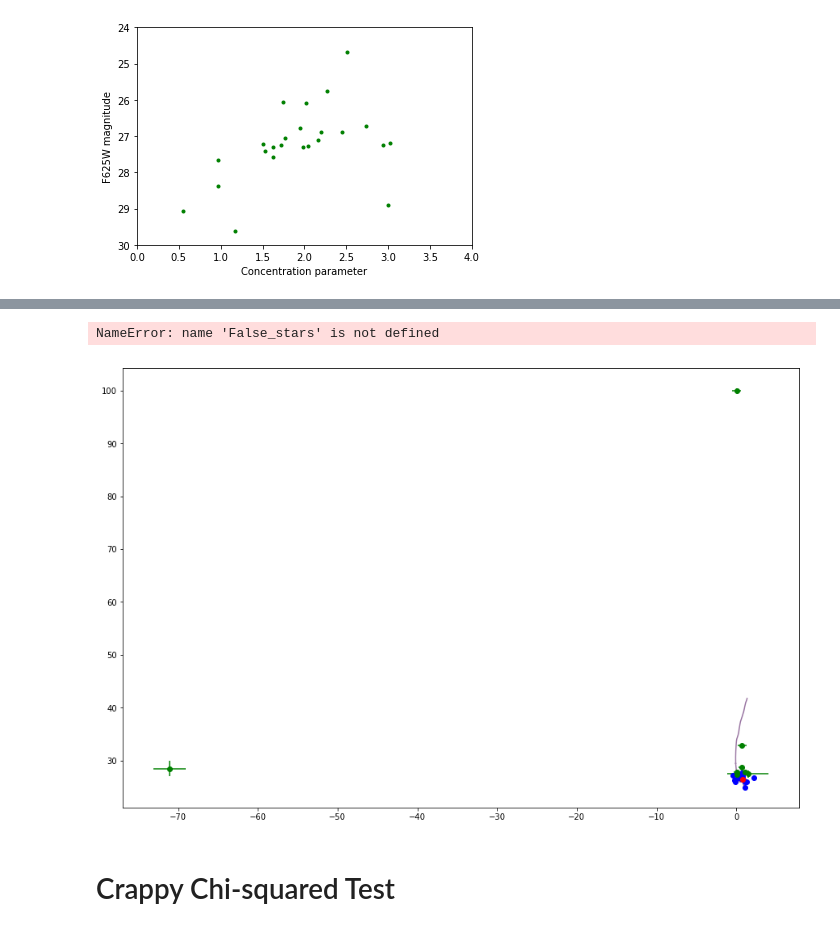
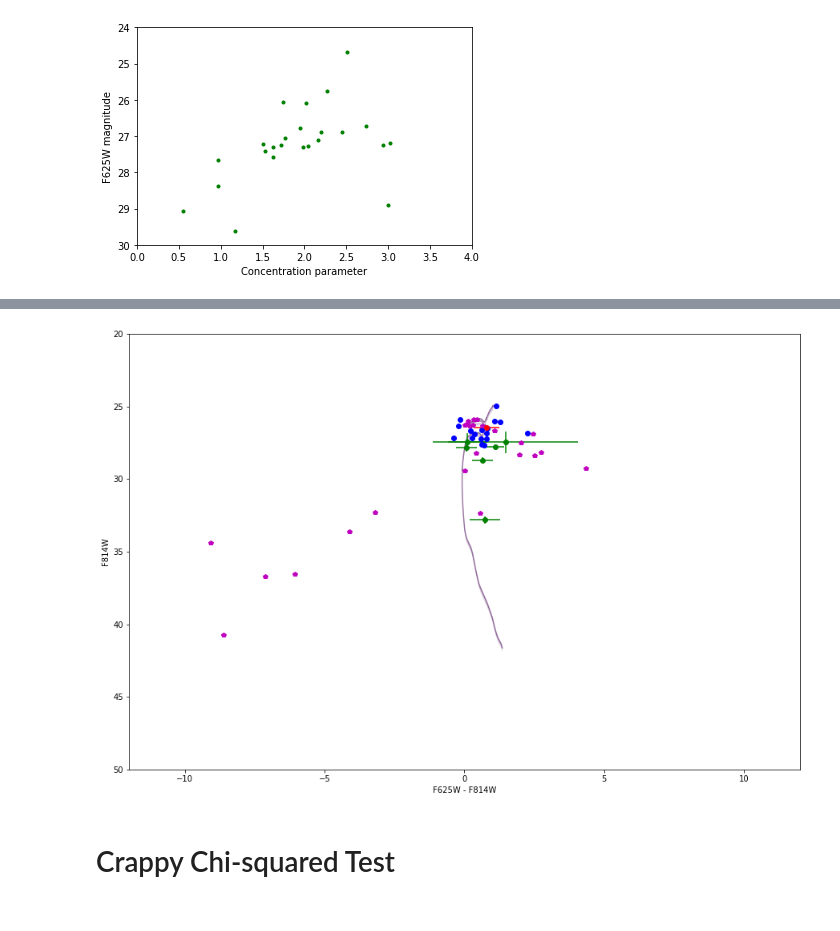
Before and after one commit to TTakaro/Type-Iax-HST, a Jupyter notebook: machine_learning/2008ha_MachineLearning.ipynb, the cells around one changed output, grey strips where cells are left out. Drawn from its saved outputs; the diff is of its cells as text; code cells hidden in the pictures.

```diff
--- a/machine_learning/2008ha_MachineLearning.ipynb
+++ b/machine_learning/2008ha_MachineLearning.ipynb
@@ -207,7 +207,7 @@ import os
 import glob
 import matplotlib as mpl
 
-mist_dir = "/Users/tktakaro/Documents/Type1ax_HST/MIST_v1.0_HST_ACSWF"
+mist_dir = "/Users/tktakaro/Documents/Type-Iax-HST/MIST_v1.0_HST_ACSWF"
 # All of this MIST isochrone code comes from Asher
 # %%
 kwargs = {"names": ["EEP", "log10_isochrone_age_yr", "initial_mass", "log_Teff", "log_g",
@@ -340,8 +340,8 @@ cb.set_label('$\log_{10}$ Age [yr]')
 # Removing clusters
 # %%
 # Using IRAF to compute actual concentration index, i.e. photometry at .5 pixels to photometry at 3 pixels
-ascii_1 = open("/Users/tktakaro/Documents/Type1ax_HST/curtis_files/sn2008ha/sn2008ha_f625w_lacosmic.fits.mag.1")
-ascii_2 = open("/Users/tktakaro/Documents/Type1ax_HST/curtis_files/sn2008ha/sn2008ha_f625w_lacosmic.fits.mag.2")
+ascii_1 = open("/Users/tktakaro/Documents/Type-Iax-HST/images/sn2008ha/sn2008ha_f625w_lacosmic.fits.mag.1")
+ascii_2 = open("/Users/tktakaro/Documents/Type-Iax-HST/images/sn2008ha/sn2008ha_f625w_lacosmic.fits.mag.2")
 text_1 = ascii_1.readlines()
 text_2 = ascii_2.readlines()
 
@@ -355,7 +355,7 @@ for i in range(32):
 ascii_1.close()
 ascii_2.close()
 # %%
-asci = open("/Users/tktakaro/Documents/Type1ax_HST/machine_learning/New_Start(2017)/sn2008ha_200pc.reg", "r+")
+asci = open("/Users/tktakaro/Documents/Type-Iax-HST/machine_learning/New_Start(2017)/sn2008ha_200pc.reg", "r+")
 text = asci.readlines()
 
 region = np.zeros([32,2])
@@ -393,7 +393,7 @@ new_info = new_info[~np.all(new_info == 0, axis=1)]
 # %%
 np.savetxt("New_Start(2017)/sn2008ha_NoClustersROI.reg", new_info[:,2:4], '%5.2f')
 # %%
-asci = open("/Users/tktakaro/Documents/Type1ax_HST/machine_learning/New_Start(2017)/sn2008ha_NoClustersROI_133pc.reg", "r+")
+asci = open("/Users/tktakaro/Documents/Type-Iax-HST/machine_learning/New_Start(2017)/sn2008ha_NoClustersROI_133pc.reg", "r+")
 text = asci.readlines()
 region = np.zeros([32,2])
 
@@ -411,7 +411,7 @@ for i in range(new_info.shape[0]): # Cycles through each star predicted above
         j = j + 1
         if j == region.shape[0]: break
 
-asci = open("/Users/tktakaro/Documents/Type1ax_HST/machine_learning/New_Start(2017)/sn2008ha_NoClustersROI_67pc.reg", "r+")
+asci = open("/Users/tktakaro/Documents/Type-Iax-HST/machine_learning/New_Start(2017)/sn2008ha_NoClustersROI_67pc.reg", "r+")
 text = asci.readlines()
 region = np.zeros([9,2])
 
@@ -515,35 +514,36 @@ for i, age in enumerate(ages):
     color = df[idx].ACS_WFC_F625W - df[idx].ACS_WFC_F814W + F625W_ext - F814W_ext + (2.219 - 1.526)*Gal_ext
     age_cmd[age] = (color, mag, mag_lower, mag_upper)
 
 norm = mpl.colors.Normalize(vmin=ages.min(), vmax=ages.max())
 sm = mpl.cm.ScalarMappable(norm=norm, cmap='viridis')
 sm.set_array(ages)
 plt.subplots(figsize=(15, 10))
 for age, (color, mag, mag_lower, mag_upper) in age_cmd.items():
     plt.plot(color, mag, alpha=0.5, color=sm.to_rgba(age), zorder=0)
     plt.fill_between(color, mag_lower, mag_upper, facecolor=sm.to_rgba(age), alpha=0.2, edgecolor='none')
 
 # Plots stars
 line1 = plt.errorbar(new_info3[:,41] - new_info3[:,54], new_info3[:,54], fmt='ro',
                      xerr=np.sqrt(new_info3[:,43]**2 + new_info3[:,56]**2), yerr=new_info3[:,56])
 line2 = plt.errorbar(new_info2[:,41] - new_info2[:,54], new_info2[:,28], fmt='go',
                      xerr=np.sqrt(new_info2[:,43]**2 + new_info2[:,56]**2), yerr=new_info2[:,56])
 #line2 = plt.plot(new_info2[:,41] - new_info2[:,54], new_info2[:,54], 'go')
 #line3 = plt.errorbar(new_info[:,41] - new_info[:,54], new_info[:,28], fmt='bo',
 #                     xerr=np.sqrt(new_info[:,43]**2 + new_info[:,56]**2), yerr=new_info[:,56])
 line3 = plt.plot(new_info[:,41] - new_info[:,54], new_info[:,54], 'bo')
 line4 = plt.plot(False_stars[:,4] - False_stars[:,5], False_stars[:,5], 'mp')
 
 
 plt.xlabel("F625W - F814W")
 plt.ylabel("F814W")
+plt.ylim(50,20)
+plt.xlim(-12,12)
 #plt.ylim(30,24.5)
 #plt.xlim(-1, 2)
 #cb = plt.colorbar(sm)
 cb.set_label('$\log_{10}$ Age [yr]')
 # %% [output]
-NameError: name 'False_stars' is not defined
-[figure, old version]
+[figure, new version]
 # %% [markdown]
 # Crappy Chi-squared Test
 # %% [markdown]
```
Also changed, not shown: parts of 10 cells of this notebook, 6 other files.
